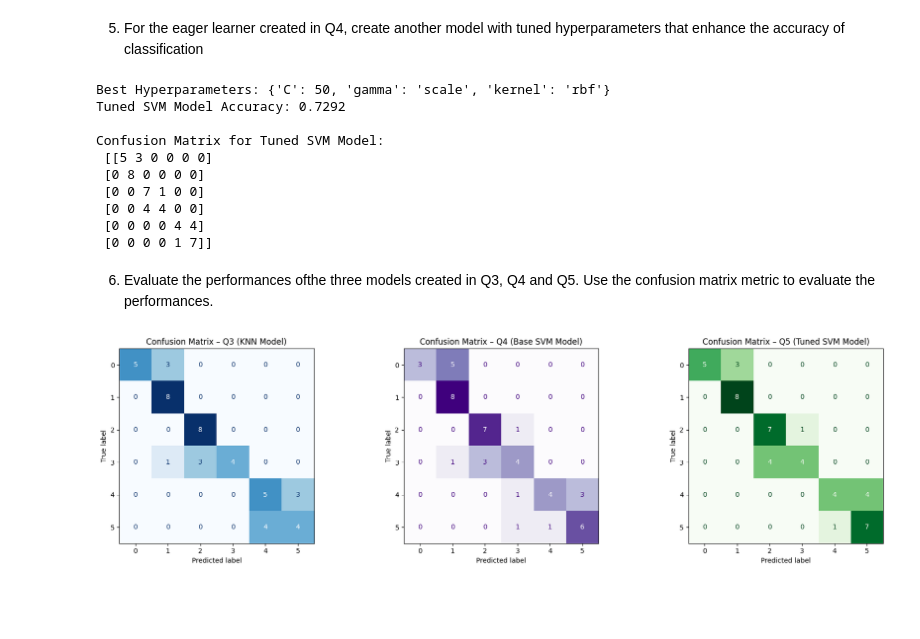
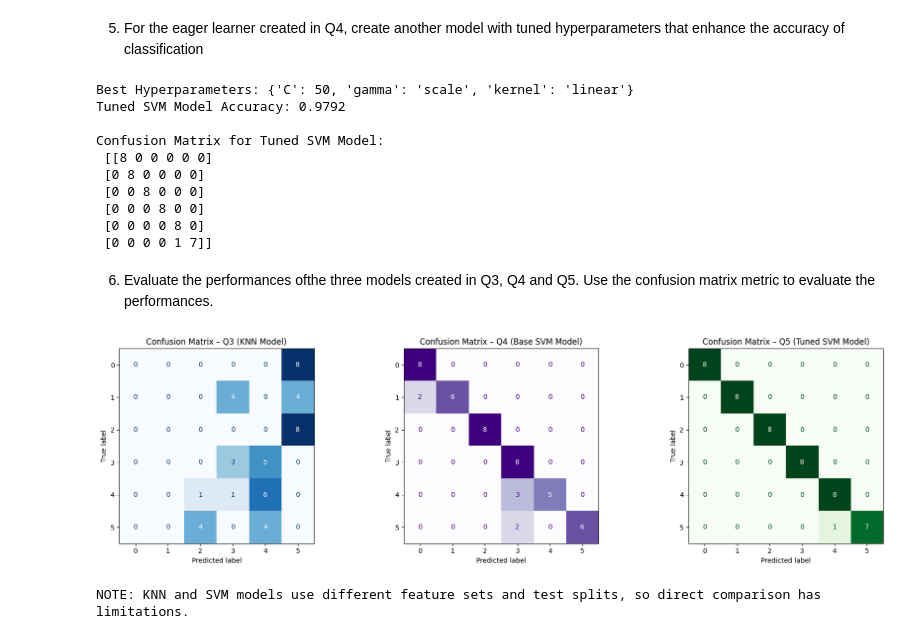
Before and after one commit to bernardDesmond23/Stars-Classification, a Jupyter notebook: Stars_classification.ipynb, the cells around one changed output. Cells and saved outputs as stored; diff of their text form; code cells hidden in the pictures; blank space fills up the shorter version.

```diff
--- a/Stars_classification.ipynb
+++ b/Stars_classification.ipynb
@@ -260,30 +326,30 @@ svm_tuned = GridSearchCV(
     scoring="accuracy"
 )
 # 4. Checks which SVM settings worked best
-svm_tuned.fit(X_train_scaled, y_train)
+svm_tuned.fit(X_train_svm_scaled, y_train_svm)
 
 # 5. Star types  are predicted in the test set
 print("Best Hyperparameters:", svm_tuned.best_params_)
 
 # 6. Checks the accuracy of the model
 y_pred_tuned = svm_tuned.predict(X_test_scaled)
-tuned_accuracy = accuracy_score(y_test, y_pred_tuned)
+tuned_accuracy = accuracy_score(y_test_svm, y_pred_tuned)
 
 print(f"Tuned SVM Model Accuracy: {tuned_accuracy:.4f}")
 
 # 7. The confusion matrix checks which predictions were right or wrong
-cm_tuned = confusion_matrix(y_test, y_pred_tuned)
+cm_tuned = confusion_matrix(y_test_svm, y_pred_tuned)
 print("\nConfusion Matrix for Tuned SVM Model:\n", cm_tuned)
 # %% [output]
-Best Hyperparameters: {'C': 50, 'gamma': 'scale', 'kernel': 'rbf'}
-Tuned SVM Model Accuracy: 0.7292
+Best Hyperparameters: {'C': 50, 'gamma': 'scale', 'kernel': 'linear'}
+Tuned SVM Model Accuracy: 0.9792
 
 Confusion Matrix for Tuned SVM Model:
- [[5 3 0 0 0 0]
+ [[8 0 0 0 0 0]
  [0 8 0 0 0 0]
- [0 0 7 1 0 0]
- [0 0 4 4 0 0]
- [0 0 0 0 4 4]
+ [0 0 8 0 0 0]
+ [0 0 0 8 0 0]
+ [0 0 0 0 8 0]
  [0 0 0 0 1 7]]
 # %% [markdown]
 6. Evaluate the performances ofthe three models created in Q3, Q4 and Q5. Use the confusion matrix metric to evaluate the performances.
@@ -299,34 +365,36 @@ y_pred_q3 = knn_model.predict(X_test_scaled)
 
 # Q4: Base SVM
 y_pred_q4 = svm_base.predict(X_test_scaled)
 
 # Q5: Tuned SVM
 y_pred_q5 = svm_tuned.predict(X_test_scaled)
 
 # --- Confusion Matrices ---
-cm_q3 = confusion_matrix(y_test, y_pred_q3)
-cm_q4 = confusion_matrix(y_test, y_pred_q4)
-cm_q5 = confusion_matrix(y_test, y_pred_q5)
+cm_q3 = confusion_matrix(y_test_knn, y_pred_q3)
+cm_q4 = confusion_matrix(y_test_svm, y_pred_q4)
+cm_q5 = confusion_matrix(y_test_svm, y_pred_q5)
 
 # --- Plotting ---
 fig, axes = plt.subplots(1, 3, figsize=(18, 5))
 
 
 disp1 = ConfusionMatrixDisplay(cm_q3)
 disp1.plot(ax=axes[0], cmap='Blues', colorbar=False)
 axes[0].set_title("Confusion Matrix – Q3 (KNN Model)")
 
 
 disp2 = ConfusionMatrixDisplay(cm_q4)
 disp2.plot(ax=axes[1], cmap='Purples', colorbar=False)
 axes[1].set_title("Confusion Matrix – Q4 (Base SVM Model)")
 
 
 disp3 = ConfusionMatrixDisplay(cm_q5)
 disp3.plot(ax=axes[2], cmap='Greens', colorbar=False)
 axes[2].set_title("Confusion Matrix – Q5 (Tuned SVM Model)")
 
 plt.tight_layout()
 plt.show()
+print("NOTE: KNN and SVM models use different feature sets and test splits, so direct comparison has limitations.")
 # %% [output]
-[figure, old version]
+[figure, new version]
+NOTE: KNN and SVM models use different feature sets and test splits, so direct comparison has limitations.
```
Also changed, not shown: parts of 7 cells of this notebook.
